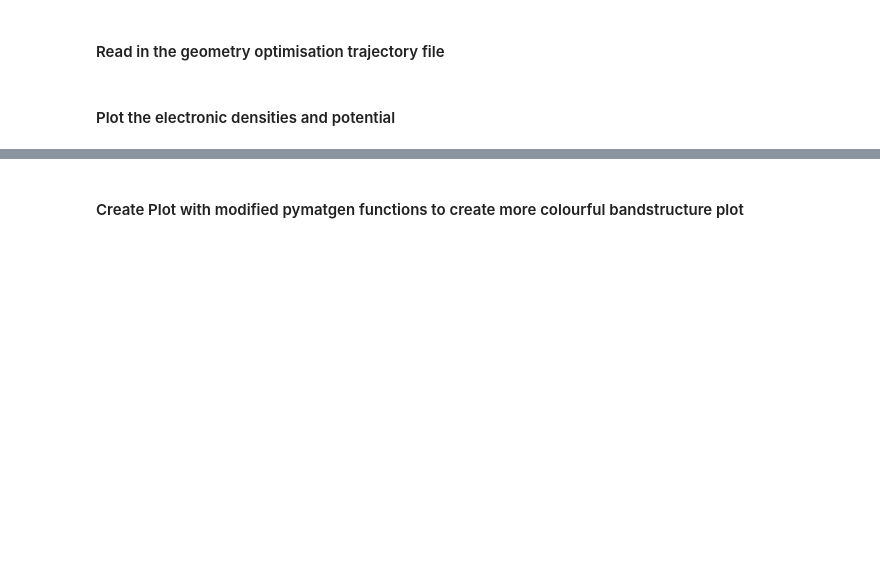
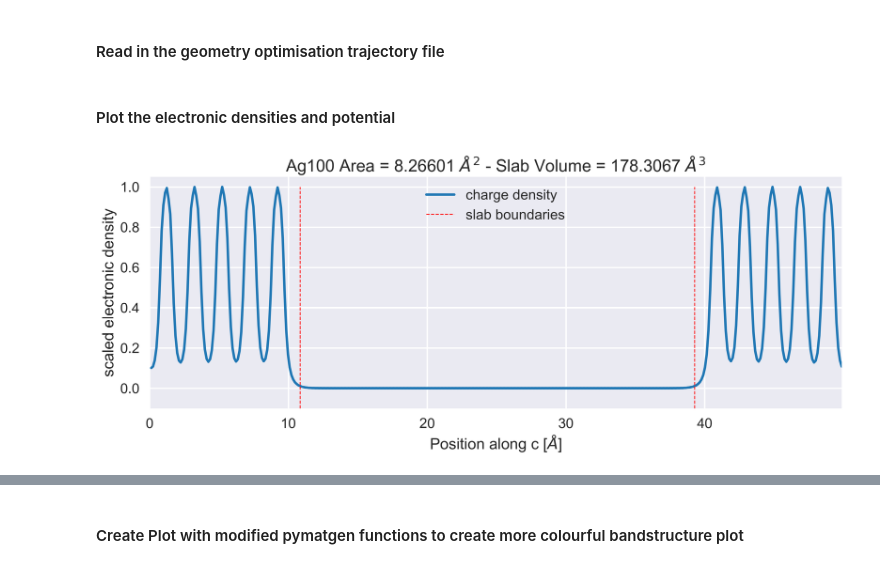
Before and after one commit to wuppersaver/photoemission, a Jupyter notebook: Plotting.ipynb, the cells around one changed output, grey strips where cells are left out. Saved outputs shown, nothing was run; the diff lists cells and outputs as text; code cells hidden in the pictures; blank space fills up the shorter version.

```diff
--- a/Plotting.ipynb
+++ b/Plotting.ipynb
@@ -270,7 +270,9 @@ data = read_geometry_traj_file(path = './structures/')
 # %% [markdown]
 #### Plot the electronic densities and potential
 # %%
-fig,ax = create_density_plot(directory = './structures/Cu110_victor_60A/', centered = False)
+fig,ax = create_density_plot(directory = './structures/Ag100_new_pp/', centered = False)
 plt.tight_layout()
-plt.savefig('./structures/plots/Cu110_victor_60A_density_plot.png')
+#plt.savefig('./structures/plots/Cu110_victor_60A_density_plot.png')
+# %% [output]
+[figure, added]
 # %%
```
Also changed, not shown: parts of 3 cells of this notebook, 2 other files.
